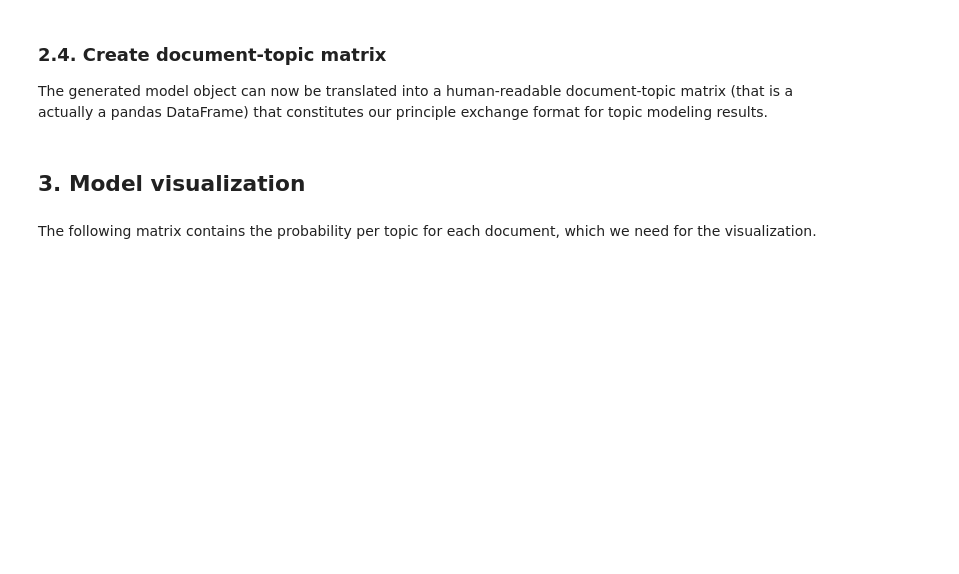
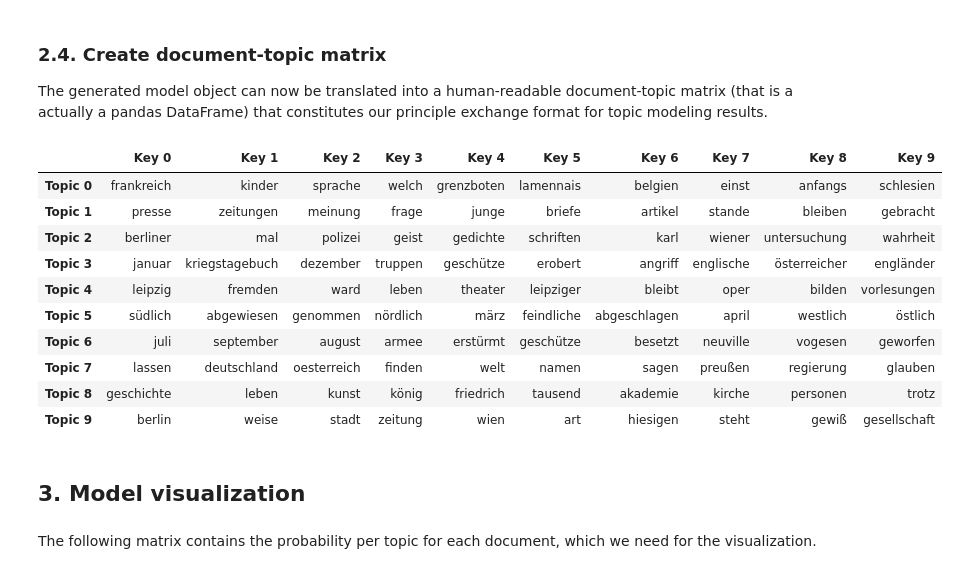
Before and after one commit to pielstroem/Topics, a Jupyter notebook: IntroducingLda.ipynb, the cells around one changed output. Drawn from its saved outputs; the diff is of its cells as text; code cells hidden in the pictures; blank space fills up the shorter version.

```diff
--- a/IntroducingLda.ipynb
+++ b/IntroducingLda.ipynb
@@ -282,8 +284,20 @@ Wall time: 53.9 s
 
 The generated model object can now be translated into a human-readable document-topic matrix (that is a actually a pandas DataFrame) that constitutes our principle exchange format for topic modeling results.
 # %%
-#topics = postprocessing.show_topics(document_term_matrix, model)
-#topics
+topics = postprocessing.show_topics(model=model, vocabulary=vocabulary)
+topics
+# %% [output]
+|  | Key 0 | Key 1 | Key 2 | Key 3 | Key 4 | Key 5 | Key 6 | Key 7 | Key 8 | Key 9 |
+| Topic 0 | frankreich | kinder | sprache | welch | grenzboten | lamennais | belgien | einst | anfangs | schlesien |
+| Topic 1 | presse | zeitungen | meinung | frage | junge | briefe | artikel | stande | bleiben | gebracht |
+| Topic 2 | berliner | mal | polizei | geist | gedichte | schriften | karl | wiener | untersuchung | wahrheit |
+| Topic 3 | januar | kriegstagebuch | dezember | truppen | geschütze | erobert | angriff | englische | österreicher | engländer |
+| Topic 4 | leipzig | fremden | ward | leben | theater | leipziger | bleibt | oper | bilden | vorlesungen |
+| Topic 5 | südlich | abgewiesen | genommen | nördlich | märz | feindliche | abgeschlagen | april | westlich | östlich |
+| Topic 6 | juli | september | august | armee | erstürmt | geschütze | besetzt | neuville | vogesen | geworfen |
+| Topic 7 | lassen | deutschland | oesterreich | finden | welt | namen | sagen | preußen | regierung | glauben |
+| Topic 8 | geschichte | leben | kunst | könig | friedrich | tausend | akademie | kirche | personen | trotz |
+| Topic 9 | berlin | weise | stadt | zeitung | wien | art | hiesigen | steht | gewiß | gesellschaft |
 # %% [markdown]
 ## 3. Model visualization
 # %% [markdown]
```
Also changed, not shown: parts of 6 cells of this notebook.
